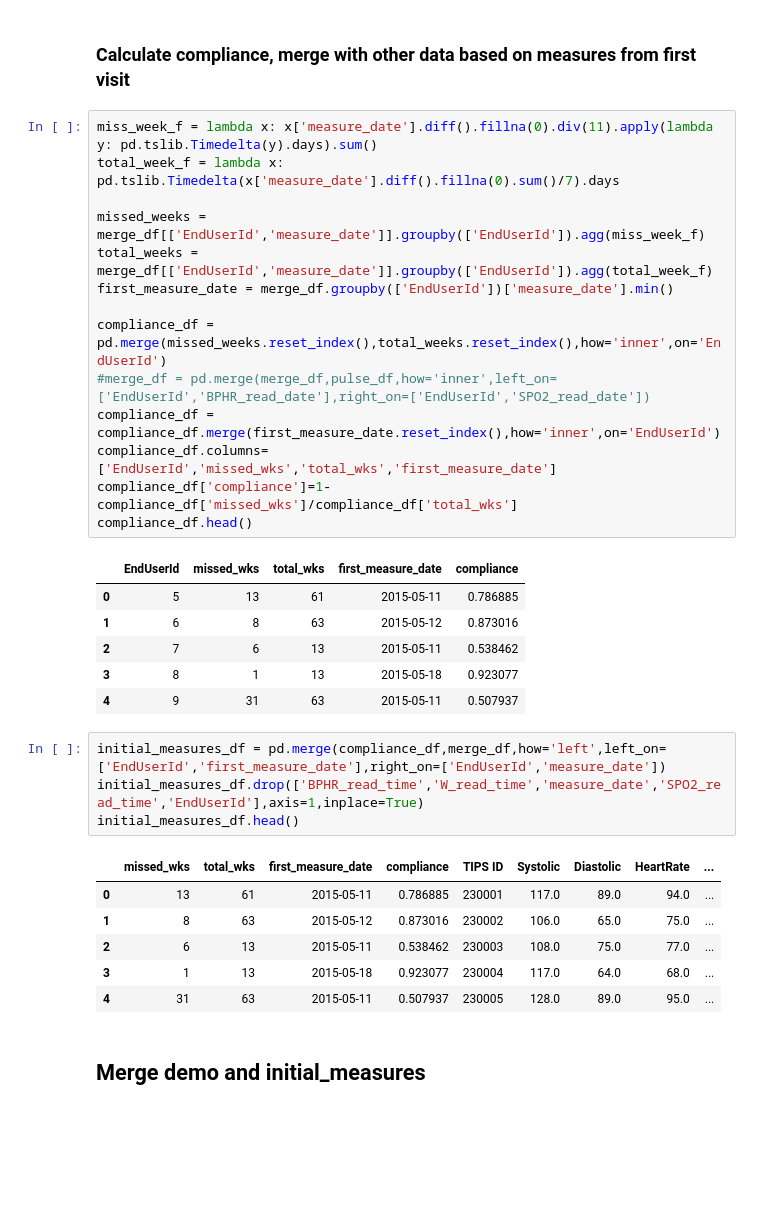
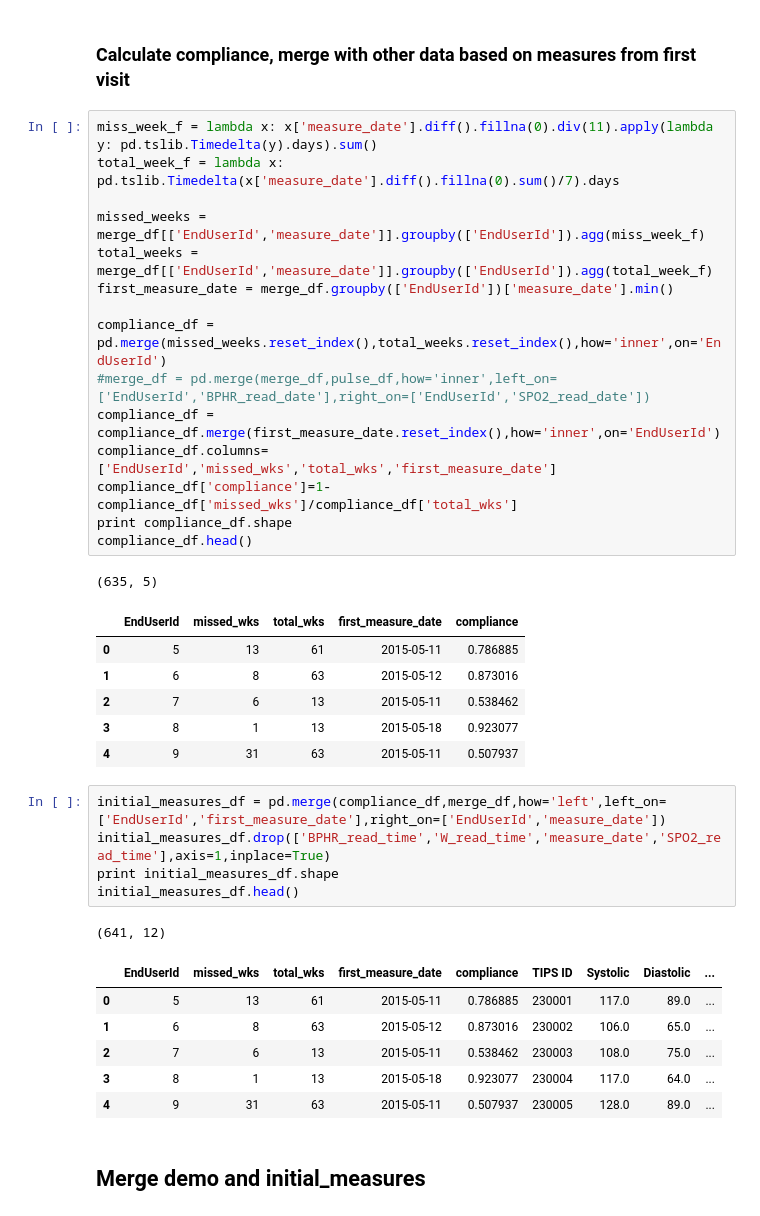
Before and after one commit to btq/TIPS, a Jupyter notebook: dev/2016-08-15-BTQ-ExploreNewTIPSData.ipynb, the cells around one changed output. Drawn from its saved outputs; the diff is of its cells as text; blank space fills up the shorter version.

```diff
--- a/dev/2016-08-15-BTQ-ExploreNewTIPSData.ipynb
+++ b/dev/2016-08-15-BTQ-ExploreNewTIPSData.ipynb
@@ -236,8 +239,10 @@ compliance_df = pd.merge(missed_weeks.reset_index(),total_weeks.reset_index(),ho
 compliance_df = compliance_df.merge(first_measure_date.reset_index(),how='inner',on='EndUserId')
 compliance_df.columns=['EndUserId','missed_wks','total_wks','first_measure_date']
 compliance_df['compliance']=1-compliance_df['missed_wks']/compliance_df['total_wks']
+print compliance_df.shape
 compliance_df.head()
 # %% [output]
+(635, 5)
 |  | EndUserId | missed_wks | total_wks | first_measure_date | compliance |
 | 0 | 5 | 13 | 61 | 2015-05-11 | 0.786885 |
 | 1 | 6 | 8 | 63 | 2015-05-12 | 0.873016 |
@@ -246,15 +251,17 @@ compliance_df.head()
 | 4 | 9 | 31 | 63 | 2015-05-11 | 0.507937 |
 # %%
 initial_measures_df = pd.merge(compliance_df,merge_df,how='left',left_on=['EndUserId','first_measure_date'],right_on=['EndUserId','measure_date'])
-initial_measures_df.drop(['BPHR_read_time','W_read_time','measure_date','SPO2_read_time','EndUserId'],axis=1,inplace=True)
+initial_measures_df.drop(['BPHR_read_time','W_read_time','measure_date','SPO2_read_time'],axis=1,inplace=True)
+print initial_measures_df.shape
 initial_measures_df.head()
 # %% [output]
+(641, 12)
-|  | missed_wks | total_wks | first_measure_date | compliance | TIPS ID | Systolic | Diastolic | HeartRate | ... |
-| 0 | 13 | 61 | 2015-05-11 | 0.786885 | 230001 | 117.0 | 89.0 | 94.0 | ... |
-| 1 | 8 | 63 | 2015-05-12 | 0.873016 | 230002 | 106.0 | 65.0 | 75.0 | ... |
-| 2 | 6 | 13 | 2015-05-11 | 0.538462 | 230003 | 108.0 | 75.0 | 77.0 | ... |
-| 3 | 1 | 13 | 2015-05-18 | 0.923077 | 230004 | 117.0 | 64.0 | 68.0 | ... |
-| 4 | 31 | 63 | 2015-05-11 | 0.507937 | 230005 | 128.0 | 89.0 | 95.0 | ... |
+|  | EndUserId | missed_wks | total_wks | first_measure_date | compliance | TIPS ID | Systolic | Diastolic | ... |
+| 0 | 5 | 13 | 61 | 2015-05-11 | 0.786885 | 230001 | 117.0 | 89.0 | ... |
+| 1 | 6 | 8 | 63 | 2015-05-12 | 0.873016 | 230002 | 106.0 | 65.0 | ... |
+| 2 | 7 | 6 | 13 | 2015-05-11 | 0.538462 | 230003 | 108.0 | 75.0 | ... |
+| 3 | 8 | 1 | 13 | 2015-05-18 | 0.923077 | 230004 | 117.0 | 64.0 | ... |
+| 4 | 9 | 31 | 63 | 2015-05-11 | 0.507937 | 230005 | 128.0 | 89.0 | ... |
 # %% [markdown]
 ## Merge demo and initial_measures
 # %%
```
Also changed, not shown: parts of 27 cells of this notebook, 4 other files.
